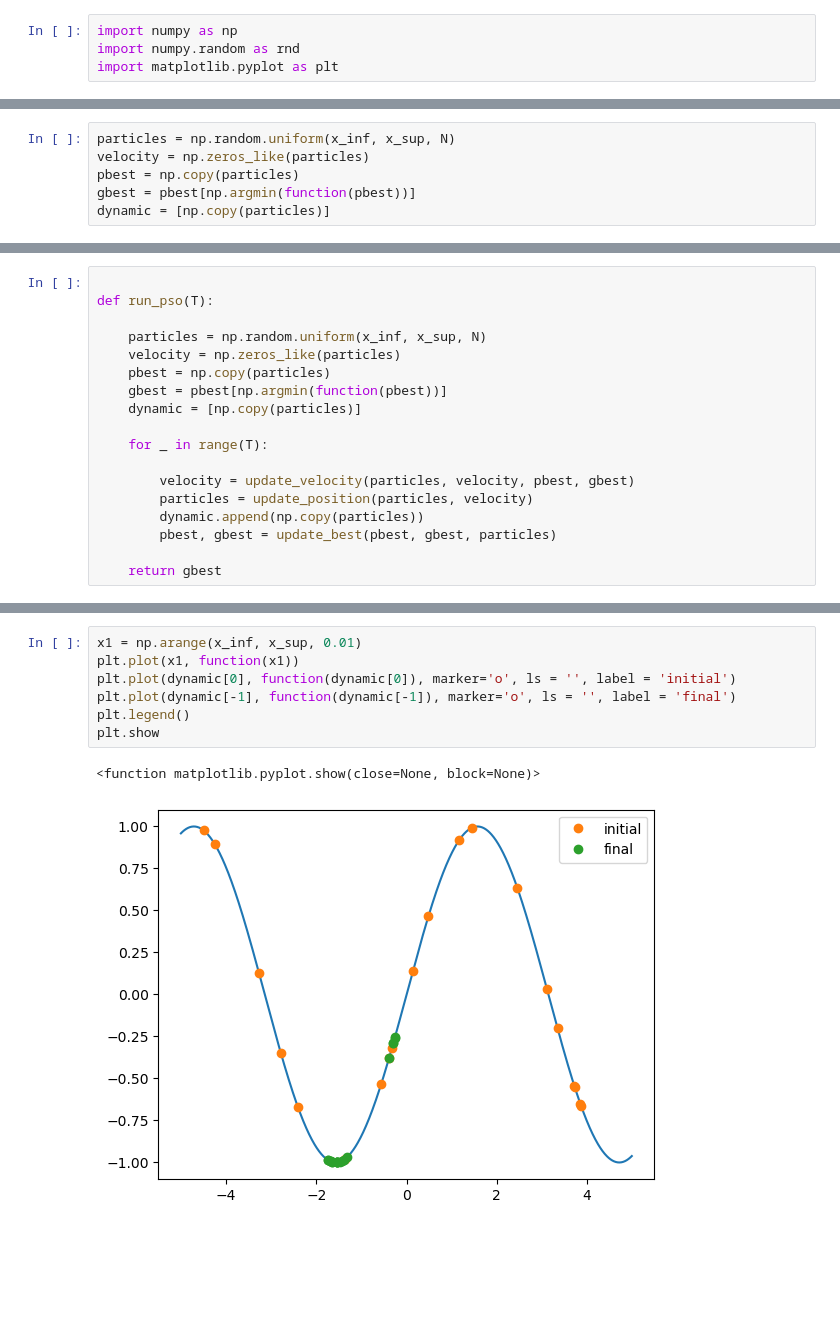
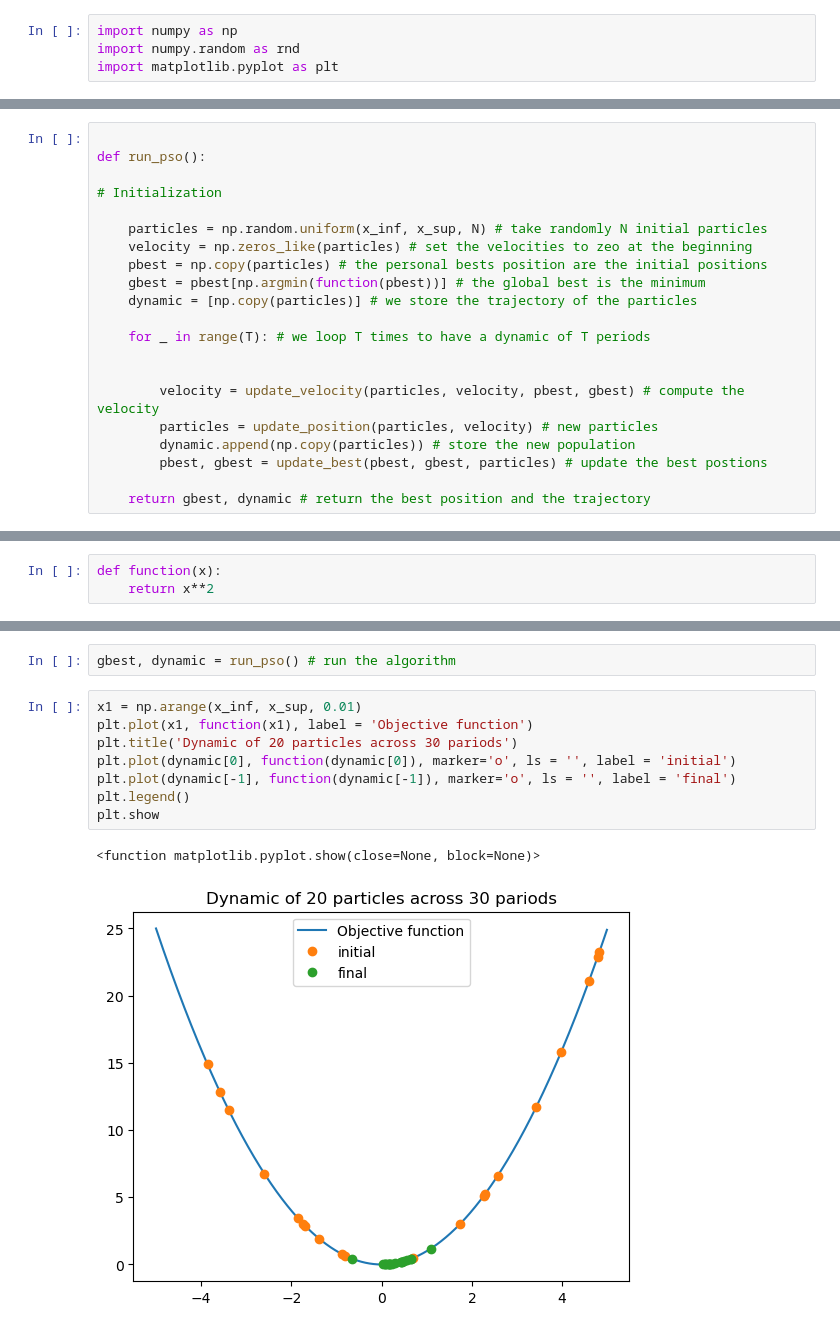
Before and after one commit to MohamedKeteb/optimization_pso_cbo, a Jupyter notebook: simulate_pso.ipynb, the cells around one changed output, grey strips where cells are left out. Cells and saved outputs as stored; diff of their text form; blank space fills up the shorter version.

```diff
--- a/simulate_pso.ipynb
+++ b/simulate_pso.ipynb
@@ -50,6 +54,0 @@ vmax = k*(x_sup - x_inf)/2
-# %%
-particles = np.random.uniform(x_inf, x_sup, N)
-velocity = np.zeros_like(particles)
-pbest = np.copy(particles)
-gbest = pbest[np.argmin(function(pbest))]
-dynamic = [np.copy(particles)]
@@ -56,18 +57,21 @@ dynamic = [np.copy(particles)]
 # %%
 
-def run_pso(T):
+def run_pso():
 
-    particles = np.random.uniform(x_inf, x_sup, N)
-    velocity = np.zeros_like(particles)
-    pbest = np.copy(particles)
-    gbest = pbest[np.argmin(function(pbest))]
-    dynamic = [np.copy(particles)]
+# Initialization
 
-    for _ in range(T):
+    particles = np.random.uniform(x_inf, x_sup, N) # take randomly N initial particles
+    velocity = np.zeros_like(particles) # set the velocities to zeo at the beginning
+    pbest = np.copy(particles) # the personal bests position are the initial positions
+    gbest = pbest[np.argmin(function(pbest))] # the global best is the minimum
+    dynamic = [np.copy(particles)] # we store the trajectory of the particles
 
-        velocity = update_velocity(particles, velocity, pbest, gbest)
-        particles = update_position(particles, velocity)
-        dynamic.append(np.copy(particles))
-        pbest, gbest = update_best(pbest, gbest, particles)
+    for _ in range(T): # we loop T times to have a dynamic of T periods
 
-    return gbest
+
+        velocity = update_velocity(particles, velocity, pbest, gbest) # compute the velocity
+        particles = update_position(particles, velocity) # new particles
+        dynamic.append(np.copy(particles)) # store the new population
+        pbest, gbest = update_best(pbest, gbest, particles) # update the best postions
+
+    return gbest, dynamic # return the best position and the trajectory
@@ -73,0 +81,3 @@ def run_pso(T):
+# %%
+def function(x):
+    return x**2
@@ -74,10 +95,13 @@ def run_pso(T):
+# %%
+gbest, dynamic = run_pso() # run the algorithm
 # %%
 x1 = np.arange(x_inf, x_sup, 0.01)
-plt.plot(x1, function(x1))
+plt.plot(x1, function(x1), label = 'Objective function')
+plt.title('Dynamic of 20 particles across 30 pariods')
 plt.plot(dynamic[0], function(dynamic[0]), marker='o', ls = '', label = 'initial')
 plt.plot(dynamic[-1], function(dynamic[-1]), marker='o', ls = '', label = 'final')
 plt.legend()
 plt.show
 # %% [output]
 <function matplotlib.pyplot.show(close=None, block=None)>
-[figure, old version]
+[figure, new version]
```
Also changed, not shown: parts of 21 cells of this notebook, 2 other files.
